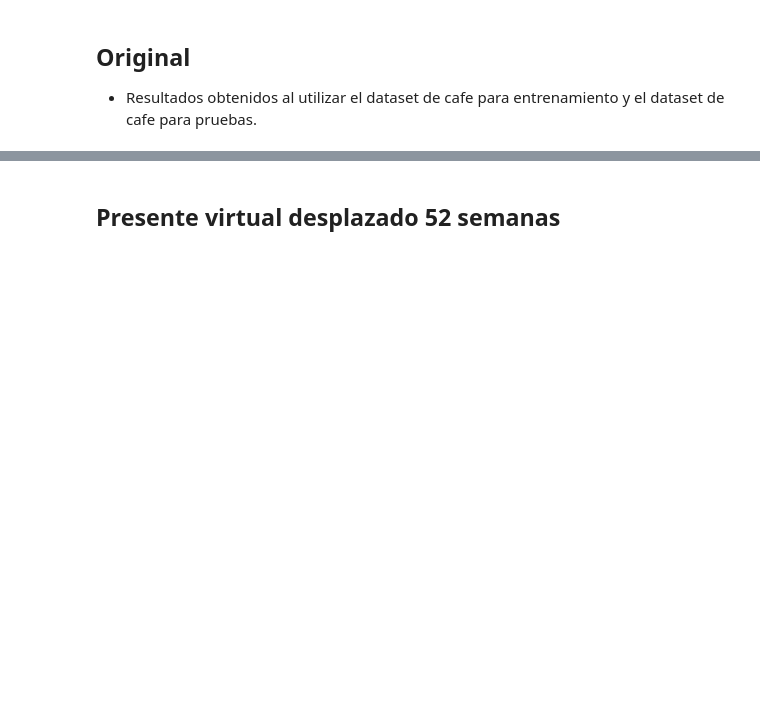
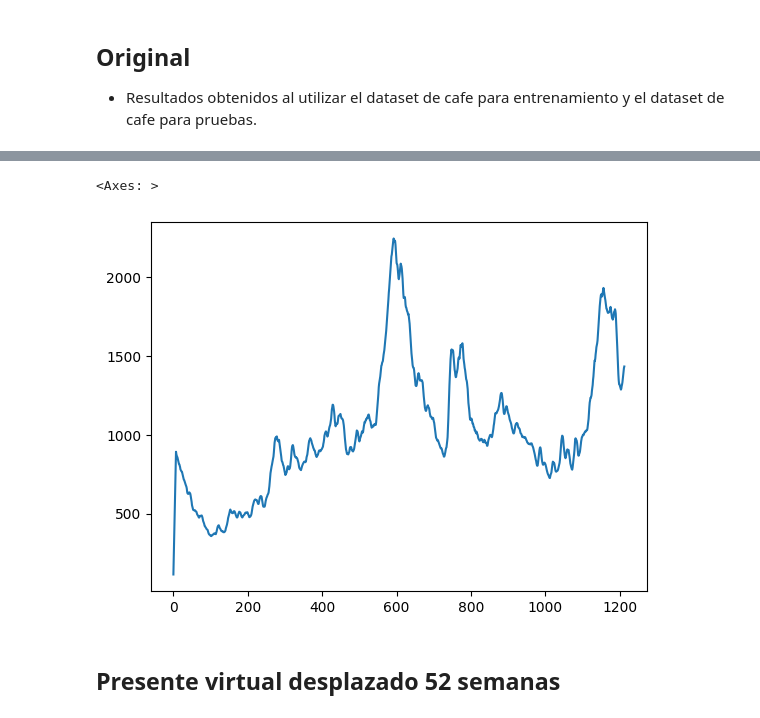
Before and after one commit to FranciscoSotoU/Time-Series-Library, a Jupyter notebook: exploration.ipynb, the cells around one changed output, grey strips where cells are left out. Cells and saved outputs as stored; diff of their text form; code cells hidden in the pictures; blank space fills up the shorter version.

```diff
--- a/exploration.ipynb
+++ b/exploration.ipynb
@@ -154,3 +165,8 @@ ax = wc.plot(title='Resultados Cafe',ylabel = 'Units' , xlabel = f'MAE:{mae} ')
+# %%
+df_rolled['value'].plot()
+# %% [output]
+<Axes: >
+[figure, added]
 # %% [markdown]
 ## Presente virtual desplazado 52 semanas
 # %%
```
Also changed, not shown: parts of 8 cells of this notebook, 8 other files.
